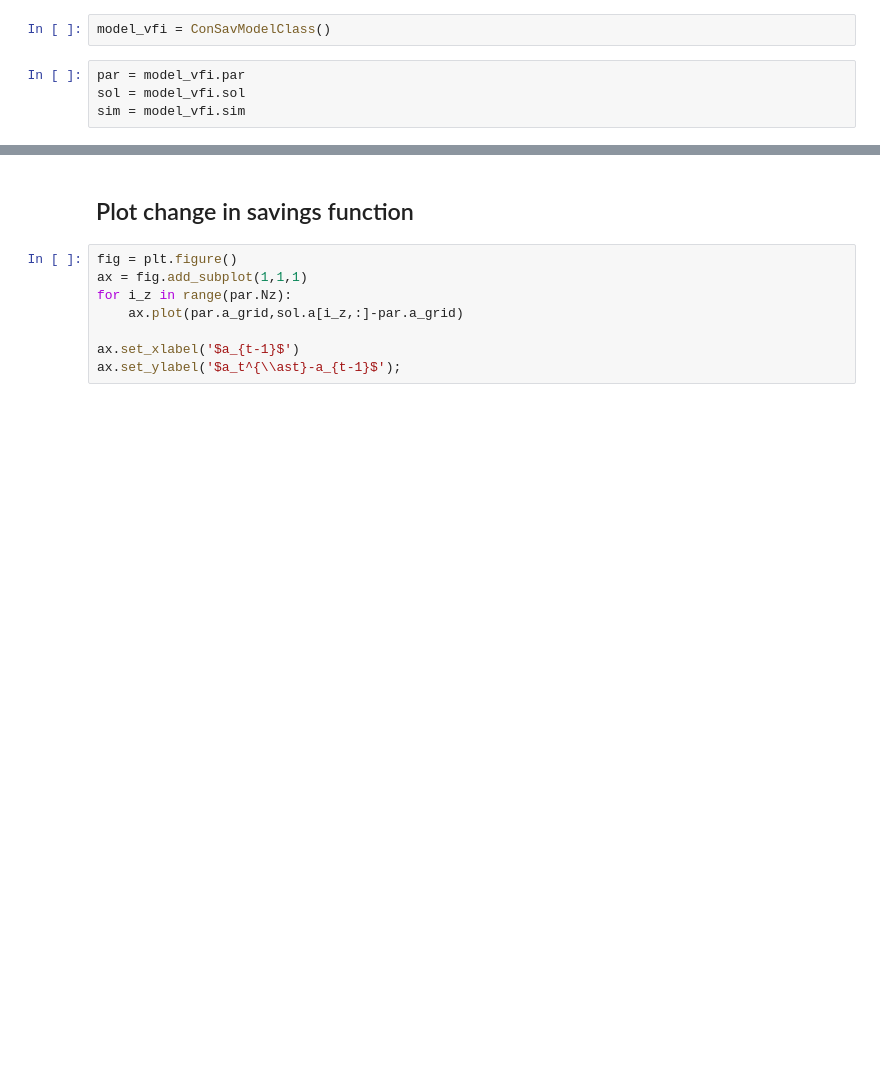
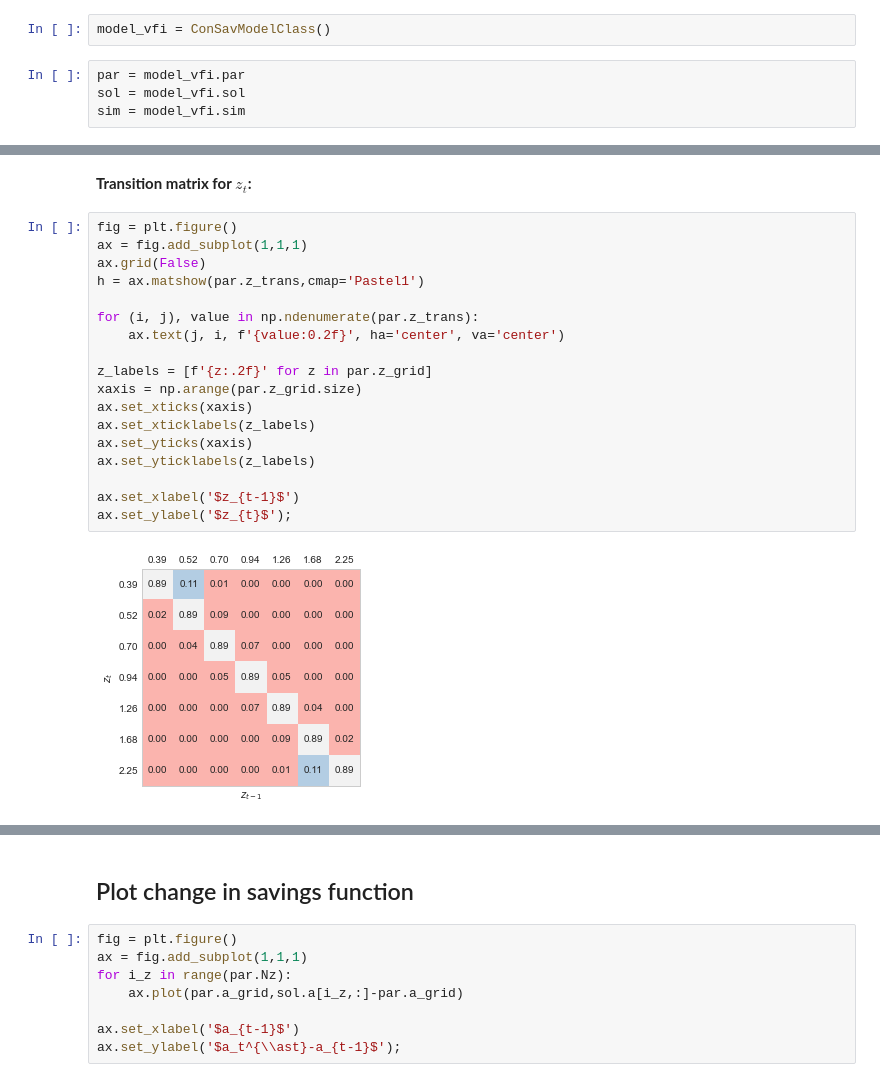
Before and after one commit to NumEconCopenhagen/AdvMacroHet, a Jupyter notebook: 01/Introduction.ipynb, the cells around one changed output, grey strips where cells are left out. Cells and saved outputs as stored; diff of their text form; blank space fills up the shorter version.

```diff
--- a/01/Introduction.ipynb
+++ b/01/Introduction.ipynb
@@ -343,0 +358,22 @@ sim = model_vfi.sim
+# %% [markdown]
+**Transition matrix for $z_t$:**
+# %%
+fig = plt.figure()
+ax = fig.add_subplot(1,1,1)
+ax.grid(False)
+h = ax.matshow(par.z_trans,cmap='Pastel1')
+
+for (i, j), value in np.ndenumerate(par.z_trans):
+    ax.text(j, i, f'{value:0.2f}', ha='center', va='center')
+
+z_labels = [f'{z:.2f}' for z in par.z_grid]
+xaxis = np.arange(par.z_grid.size)
+ax.set_xticks(xaxis)
+ax.set_xticklabels(z_labels)
+ax.set_yticks(xaxis)
+ax.set_yticklabels(z_labels)
+
+ax.set_xlabel('$z_{t-1}$')
+ax.set_ylabel('$z_{t}$');
+# %% [output]
+[figure, added]
```
Also changed, not shown: parts of 26 cells of this notebook, 31 other files.
